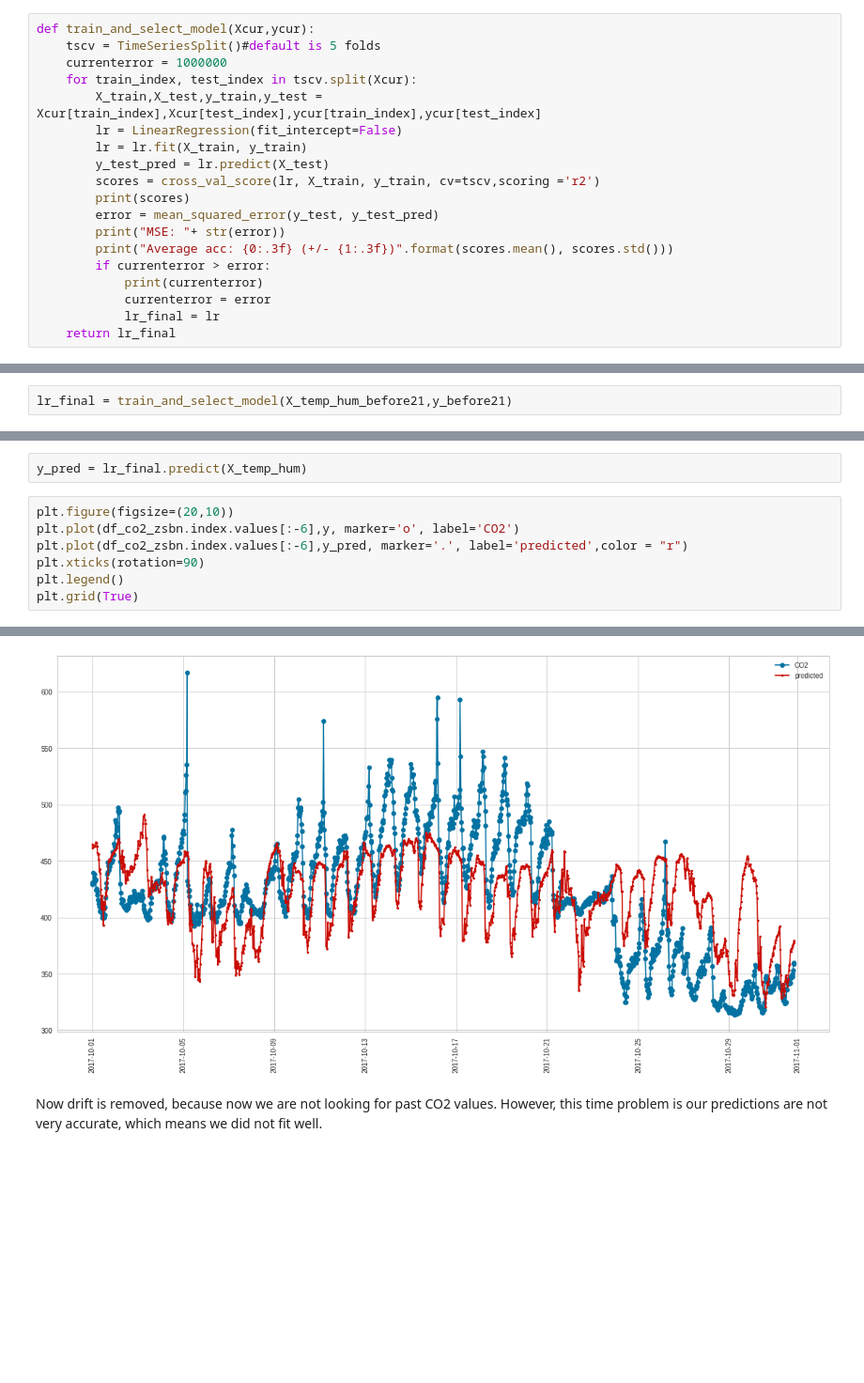
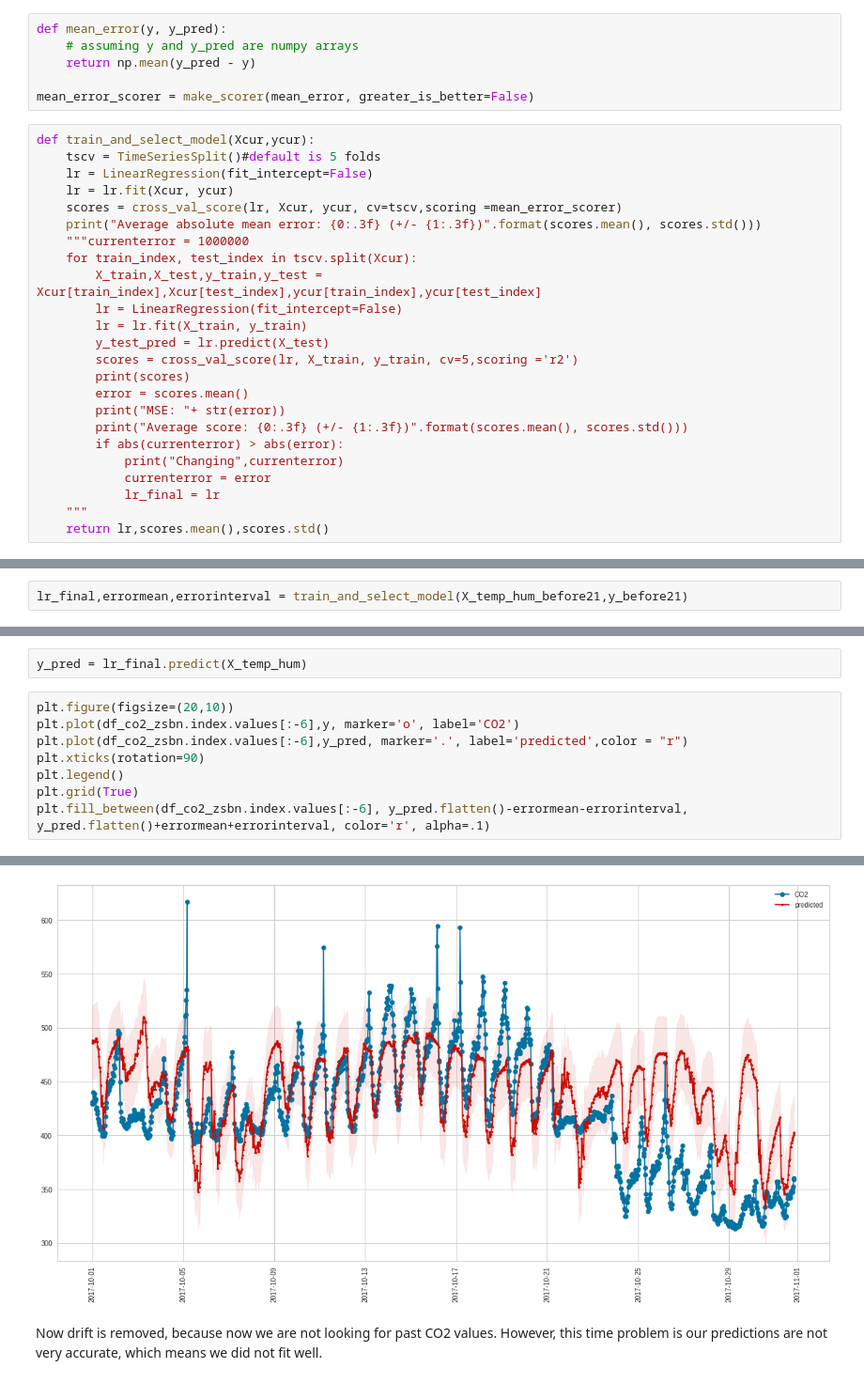
Before and after one commit to FurkanKarakas/dslab-homework-2, a Jupyter notebook: notebooks/DSLab_homework-2.ipynb, the cells around one changed output, grey strips where cells are left out. Shown at 94% size. Drawn from its saved outputs; the diff is of its cells as text; blank space fills up the shorter version.

```diff
--- a/notebooks/DSLab_homework-2.ipynb
+++ b/notebooks/DSLab_homework-2.ipynb
@@ -651,20 +657,31 @@ from sklearn.linear_model import LinearRegression
+# %%
+def mean_error(y, y_pred):
+    # assuming y and y_pred are numpy arrays
+    return np.mean(y_pred - y)
+
+mean_error_scorer = make_scorer(mean_error, greater_is_better=False)
 # %%
 def train_and_select_model(Xcur,ycur):
     tscv = TimeSeriesSplit()#default is 5 folds
-    currenterror = 1000000
+    lr = LinearRegression(fit_intercept=False)
+    lr = lr.fit(Xcur, ycur)
+    scores = cross_val_score(lr, Xcur, ycur, cv=tscv,scoring =mean_error_scorer)
+    print("Average absolute mean error: {0:.3f} (+/- {1:.3f})".format(scores.mean(), scores.std()))
+    """currenterror = 1000000
     for train_index, test_index in tscv.split(Xcur):
         X_train,X_test,y_train,y_test = Xcur[train_index],Xcur[test_index],ycur[train_index],ycur[test_index]
         lr = LinearRegression(fit_intercept=False)
         lr = lr.fit(X_train, y_train)
         y_test_pred = lr.predict(X_test)
-        scores = cross_val_score(lr, X_train, y_train, cv=tscv,scoring ='r2')
+        scores = cross_val_score(lr, X_train, y_train, cv=5,scoring ='r2')
         print(scores)
-        error = mean_squared_error(y_test, y_test_pred)
+        error = scores.mean()
         print("MSE: "+ str(error))
-        print("Average acc: {0:.3f} (+/- {1:.3f})".format(scores.mean(), scores.std()))
-        if currenterror > error:
-            print(currenterror)
+        print("Average score: {0:.3f} (+/- {1:.3f})".format(scores.mean(), scores.std()))
+        if abs(currenterror) > abs(error):
+            print("Changing",currenterror)
             currenterror = error
             lr_final = lr
-    return lr_final
+    """
+    return lr,scores.mean(),scores.std()
 # %%
@@ -722,5 +733,5 @@ print(X_temp_hum_before21.shape,y_before21.shape)
 # %% [output]
 (954, 12) (954, 1)
 # %%
-lr_final = train_and_select_model(X_temp_hum_before21,y_before21)
+lr_final,errormean,errorinterval = train_and_select_model(X_temp_hum_before21,y_before21)
 # %% [output]
@@ -751,4 +745,5 @@ plt.plot(df_co2_zsbn.index.values[:-6],y_pred, marker='.', label='predicted',col
 plt.xticks(rotation=90)
 plt.legend()
 plt.grid(True)
+plt.fill_between(df_co2_zsbn.index.values[:-6], y_pred.flatten()-errormean-errorinterval, y_pred.flatten()+errormean+errorinterval, color='r', alpha=.1)
 # %% [output]
@@ -755,4 +751,4 @@ plt.grid(True)
-[figure, old version]
+[figure, new version]
 # %% [markdown]
 Now drift is removed, because now we are not looking for past CO2 values. However, this time problem is our predictions are not very accurate, which means we did not fit well.
 # %% [markdown]
```
Also changed, not shown: parts of 25 cells of this notebook.
